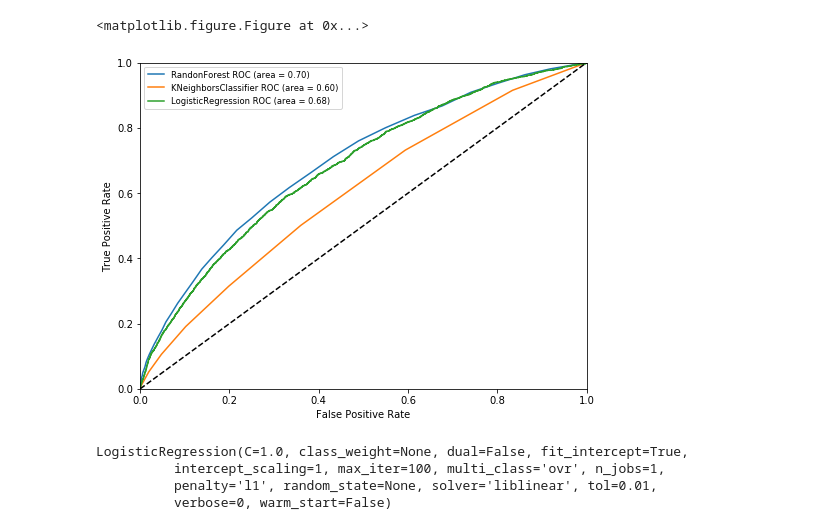
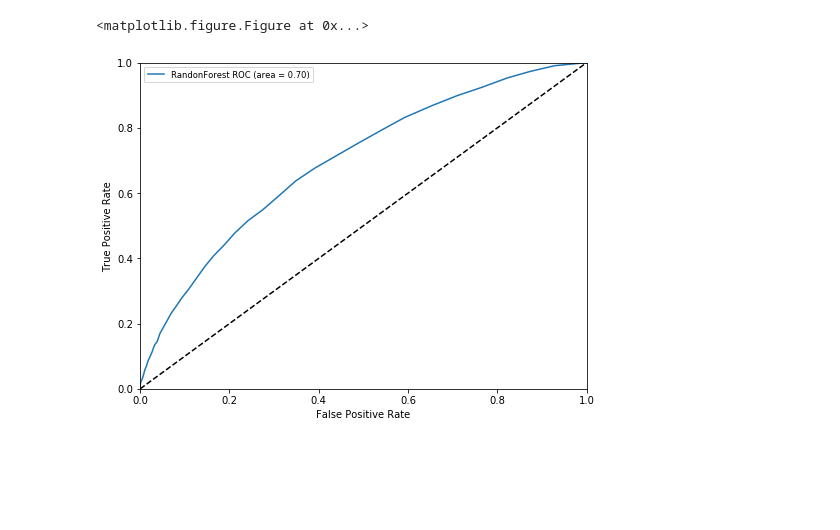
Before and after one commit to dungeon-master/ml_cars, a Jupyter notebook: Cars.ipynb, the cells around one changed output. Cells and saved outputs as stored; diff of their text form; code cells hidden in the pictures; blank space fills up the shorter version.

```diff
--- a/Cars.ipynb
+++ b/Cars.ipynb
@@ -115,0 +213,5 @@ def prepareDataFrame(dataFrame):
+# %%
+def drop_3(dataFrame):
+    dataFrame = dataFrame.drop(['Color', 'PurchDate', 'WheelType', 'VNST'], axis=1)
+
+    return dataFrame
@@ -116,5 +244,18 @@ def prepareDataFrame(dataFrame):
+# %%
+def prepareDataFrame_3(dataFrame):
+    dataFrame = fillNullWithDefault_3(dataFrame)
+
+    dataFrame = fillNullWithMedian(dataFrame)
+
+    dataFrame = fillNullWithMax(dataFrame)
+
+    dataFrame = encodeCategories_3(dataFrame)
+
+    dataFrame = drop_3(dataFrame)
+
+    return dataFrame
 # %%
-train = prepareDataFrame(train)
+train = prepareDataFrame_3(train)
 # %% [output]
 A value is trying to be set on a copy of a slice from a DataFrame
 
@@ -210,41 +330,25 @@ pd.DataFrame.from_dict(data = itog_val, orient='index').plot(kind='bar', legend=
+# %%
+model_rfc = RandomForestClassifier(n_estimators = 80)
 # %%
 ROCtrainTRN, ROCtestTRN, ROCtrainTRG, ROCtestTRG = cross_validation.train_test_split(train_features, train_target, test_size=0.25)
 # %%
 pl.clf()
 plt.figure(figsize=(8,6))
-#RandomForestClassifier
 probas = model_rfc.fit(ROCtrainTRN, ROCtrainTRG).predict_proba(ROCtestTRN)
 fpr, tpr, thresholds = roc_curve(ROCtestTRG, probas[:, 1])
 roc_auc  = auc(fpr, tpr)
 pl.plot(fpr, tpr, label='%s ROC (area = %0.2f)' % ('RandonForest',roc_auc))
-#KNeighborsClassifier
-probas = model_knc.fit(ROCtrainTRN, ROCtrainTRG).predict_proba(ROCtestTRN)
-fpr, tpr, thresholds = roc_curve(ROCtestTRG, probas[:, 1])
-roc_auc  = auc(fpr, tpr)
-pl.plot(fpr, tpr, label='%s ROC (area = %0.2f)' % ('KNeighborsClassifier',roc_auc))
-#LogisticRegression
-probas = model_lr.fit(ROCtrainTRN, ROCtrainTRG).predict_proba(ROCtestTRN)
-fpr, tpr, thresholds = roc_curve(ROCtestTRG, probas[:, 1])
-roc_auc  = auc(fpr, tpr)
-pl.plot(fpr, tpr, label='%s ROC (area = %0.2f)' % ('LogisticRegression',roc_auc))
 pl.plot([0, 1], [0, 1], 'k--')
 pl.xlim([0.0, 1.0])
 pl.ylim([0.0, 1.0])
 pl.xlabel('False Positive Rate')
 pl.ylabel('True Positive Rate')
 pl.legend(loc=0, fontsize='small')
 pl.show()
 # %% [output]
 <matplotlib.figure.Figure at 0x...>
-[figure, old version]
+[figure, new version]
 # %%
 model_rfc.fit(train_features, train_target)
 result.insert(1,'IsBadBuy', model_rfc.predict(test))
 result.to_csv('ans.csv', index=False)
-# %%
-model_lr.fit(train_features, train_target)
-# %% [output]
-LogisticRegression(C=1.0, class_weight=None, dual=False, fit_intercept=True,
-          intercept_scaling=1, max_iter=100, multi_class='ovr', n_jobs=1,
-          penalty='l1', random_state=None, solver='liblinear', tol=0.01,
-          verbose=0, warm_start=False)
```
Also changed, not shown: parts of 25 cells of this notebook.
